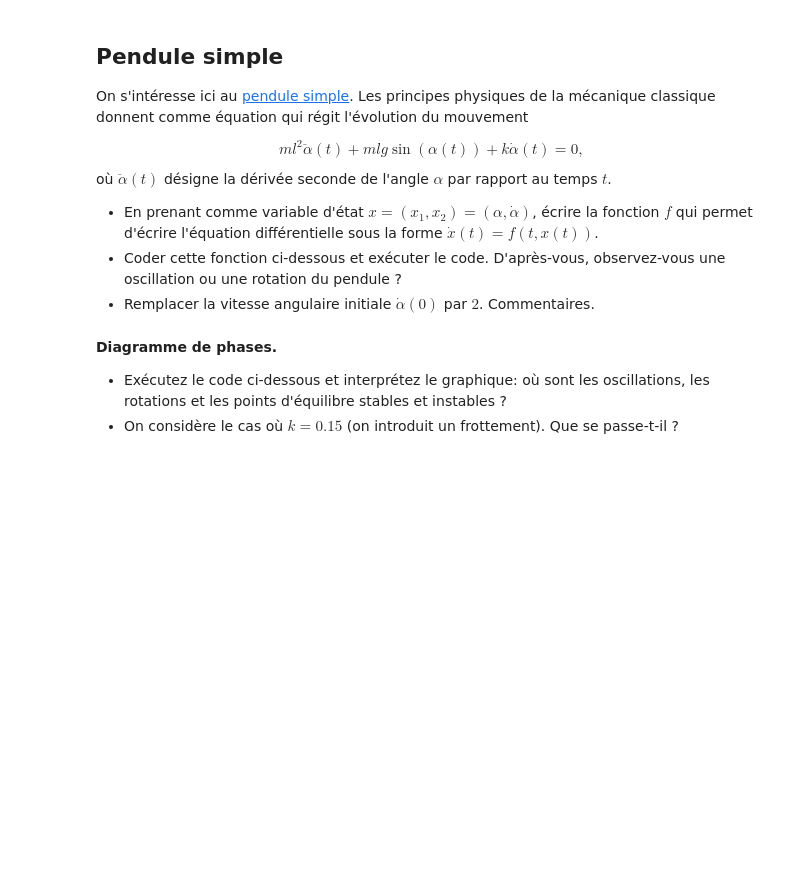
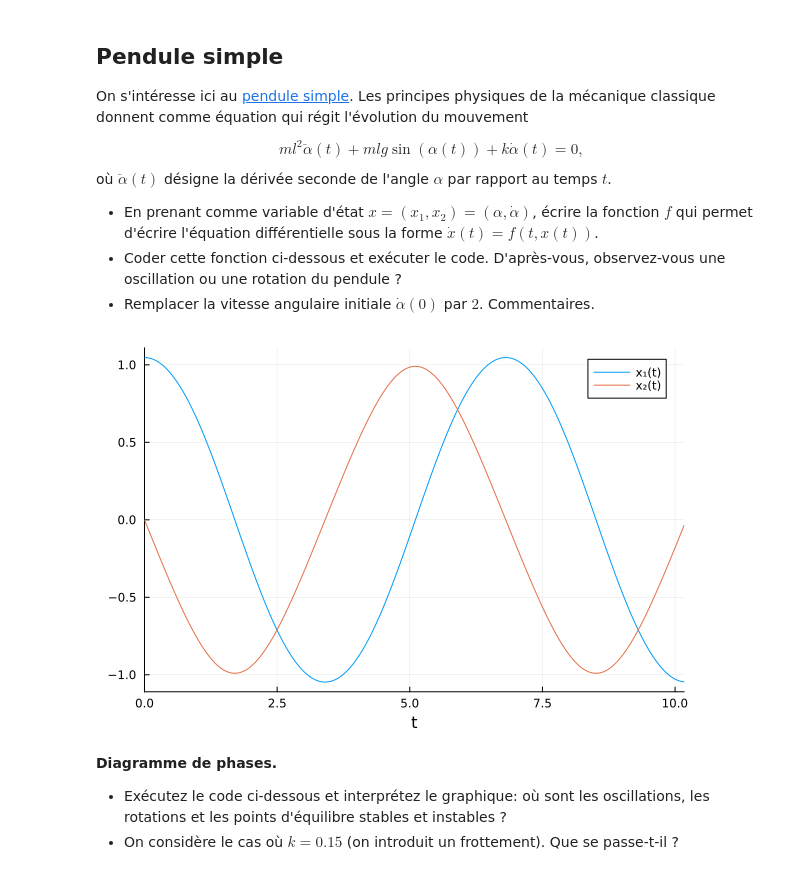
Before and after one commit to f-debrandois/N7_A3, a Jupyter notebook: S7/Calcul_diff/tp/edo-general.ipynb, the cells around one changed output. Cells and saved outputs as stored; diff of their text form; code cells hidden in the pictures; blank space fills up the shorter version.

```diff
--- a/S7/Calcul_diff/tp/edo-general.ipynb
+++ b/S7/Calcul_diff/tp/edo-general.ipynb
@@ -195,34 +213,37 @@ où $\ddot{\alpha}(t)$ désigne la dérivée seconde de l'angle $\alpha$ par rap
 """
 function pendule(x, λ, t)
 
     xpoint = similar(x)
     g, l, k, m = λ
 
     # A COMPLETER/MODIFIER
-    xpoint[:] = zeros(size(x))
+    xpoint[1] = x[2]
+    xpoint[2] = -(g/l) * sin(x[1]) - (k/(m*l^2))*x[2]
 
     return xpoint
 
 end
 
 #
 g = 9.81
 l = 10
 k = 0
 m = 1
 λ = [g, l, k, m] # paramètres constants
 
 theta0 = pi/3
 x0 = [theta0, 0] # état initial
 
 t0 = 0
 tf = 3*pi*sqrt(l/g)*(1 + theta0^2/16 + theta0^4/3072) # 2*approximation de la période
 tspan = (t0, tf) # instants initial et terminal
 
 prob = ODEProblem(pendule, x0, tspan, λ, reltol = 1.e-8, abstol = 1.e-8) # définition du problème en Julia
 sol = solve(prob) # intégration numérique
 
 plot(sol, label = ["x₁(t)" "x₂(t)"]) # affichage de la solution
+# %% [output]
+[figure, added]
 # %% [markdown]
 **Diagramme de phases.**
 
```
Also changed, not shown: parts of 10 cells of this notebook, 4 other files.
